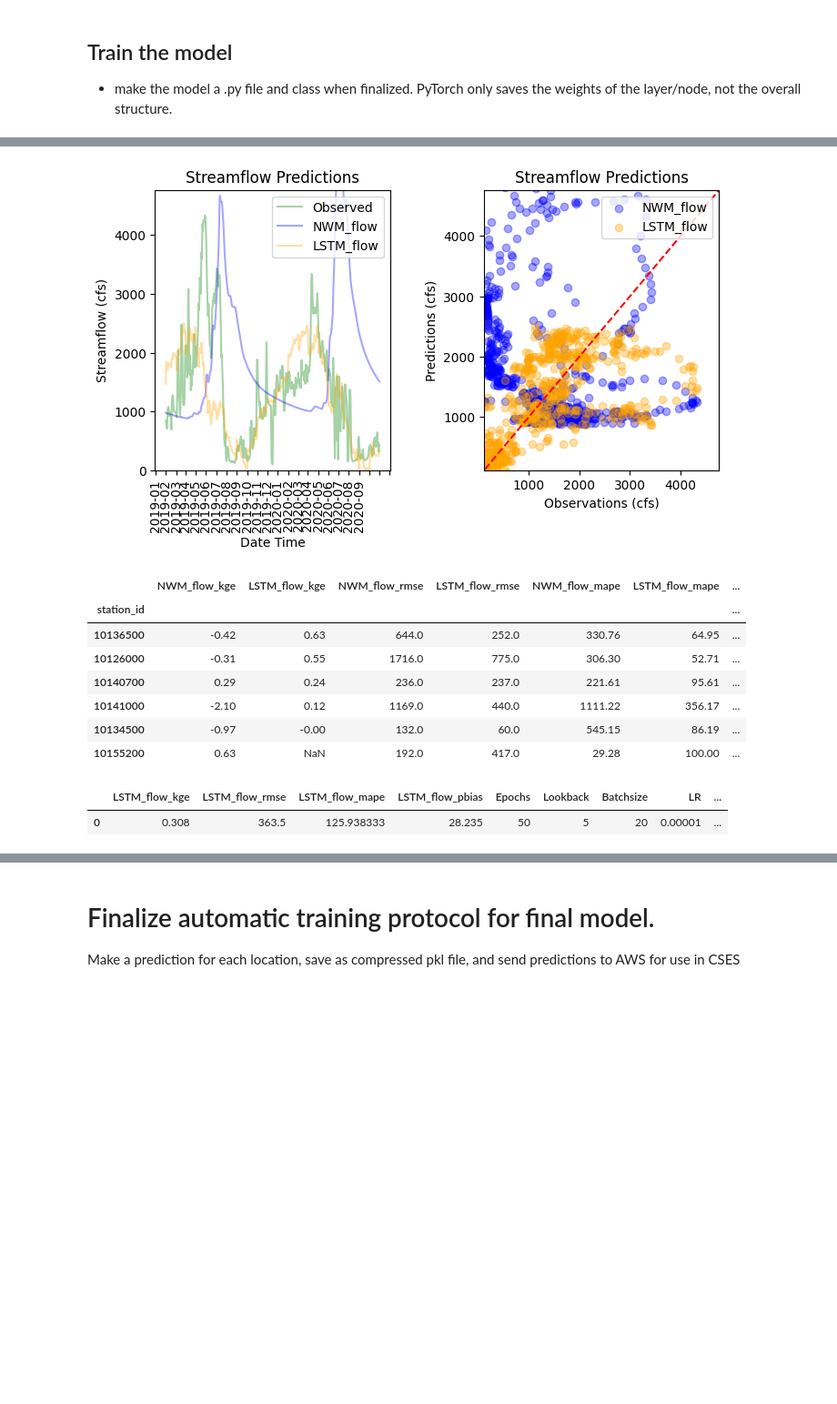
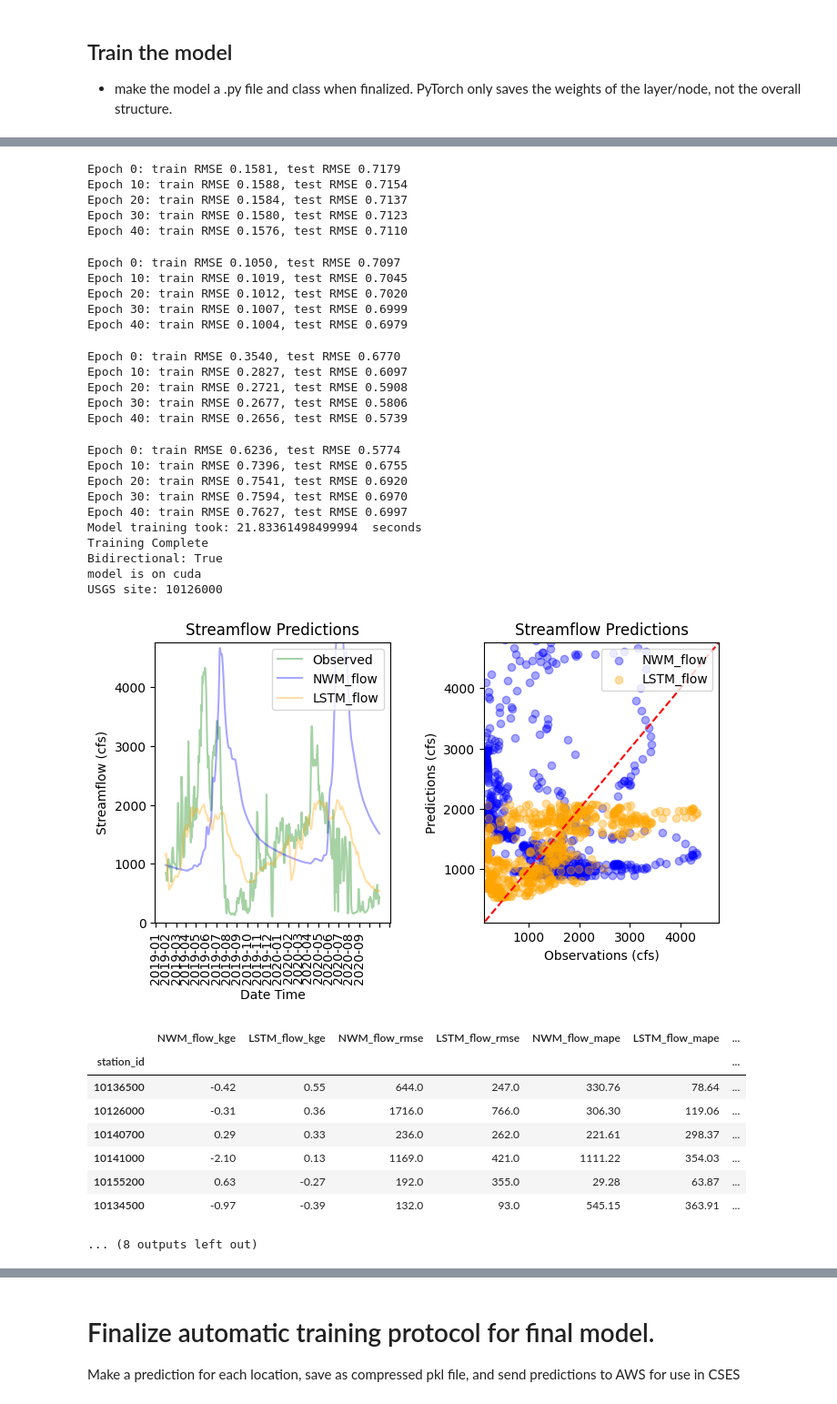
Before and after one commit to whitelightning450/NWM_ML, a Jupyter notebook: RJ/ModelDevelopment/lstm.ipynb, the cells around one changed output, grey strips where cells are left out. Shown: that part at 91% size. Cells and saved outputs as stored; diff of their text form; code cells hidden in the pictures; blank space fills up the shorter version.

```diff
--- a/RJ/ModelDevelopment/lstm.ipynb
+++ b/RJ/ModelDevelopment/lstm.ipynb
@@ -33,10 +33,10 @@ input_columns =[
                 'Drainage_area_mi2',
                 'Mean_Basin_Elev_ft',
                 'Perc_Forest',
-                'Perc_Develop',
-                'Perc_Imperv',
-                'Perc_Herbace',
-                'Perc_Slop_30',
+                # 'Perc_Develop',
+                # 'Perc_Imperv',
+                # 'Perc_Herbace',
+                # 'Perc_Slop_30',
                 'Mean_Ann_Precip_in',
                 's1',
                 's2',
@@ -152,17 +152,17 @@ Device: cuda
 #Train the model
 # Assuming you have your data loaded into NumPy arrays as x_train_scaled, y_train_scaled, x_test_scaled, y_test_scaled, x_scaled, y_scaled
 # parameters   - need to be able to put the lookback in here...
-epochs = [50] #early stopping - Savalan is lookin into it
-lookback = [5]
-batch_size = [20]
-learning_rate = [0.00001] #initial rate
-decay = [0.00005] #reduces to
-neurons = [100]
+epochs = [50,80,100,200,300] #early stopping - Savalan is lookin into it
+lookback = [10,20,30,40,65]
+batch_size = [100]
+learning_rate = [0.0001] #initial rate
+decay = [0.0005] #reduces to
+neurons = [50,100,150]
 num_layers = [1]
-bidirectional = [False]
+bidirectional = [True]
 supply = False
 loss_func = nn.MSELoss()
-scalertype =  'MinMaxScaler' #'StandardScaler'
+scalertype =  'StandardScaler' #'MinMaxScaler'
 plot = False
 
 training_params = epochs, lookback, batch_size, learning_rate, decay, neurons, num_layers, bidirectional
@@ -200,13 +217,37 @@ USGS site: 10126000
+Epoch 0: train RMSE 0.1581, test RMSE 0.7179
+Epoch 10: train RMSE 0.1588, test RMSE 0.7154
+Epoch 20: train RMSE 0.1584, test RMSE 0.7137
+Epoch 30: train RMSE 0.1580, test RMSE 0.7123
+Epoch 40: train RMSE 0.1576, test RMSE 0.7110
+Epoch 0: train RMSE 0.1050, test RMSE 0.7097
+Epoch 10: train RMSE 0.1019, test RMSE 0.7045
+Epoch 20: train RMSE 0.1012, test RMSE 0.7020
+Epoch 30: train RMSE 0.1007, test RMSE 0.6999
+Epoch 40: train RMSE 0.1004, test RMSE 0.6979
+Epoch 0: train RMSE 0.3540, test RMSE 0.6770
+Epoch 10: train RMSE 0.2827, test RMSE 0.6097
+Epoch 20: train RMSE 0.2721, test RMSE 0.5908
+Epoch 30: train RMSE 0.2677, test RMSE 0.5806
+Epoch 40: train RMSE 0.2656, test RMSE 0.5739
+Epoch 0: train RMSE 0.6236, test RMSE 0.5774
+Epoch 10: train RMSE 0.7396, test RMSE 0.6755
+Epoch 20: train RMSE 0.7541, test RMSE 0.6920
+Epoch 30: train RMSE 0.7594, test RMSE 0.6970
+Epoch 40: train RMSE 0.7627, test RMSE 0.6997
+Model training took: 21.83361498499994  seconds
+Training Complete
+Bidirectional: True
+model is on cuda
+USGS site: 10126000
-[figure, old version]
+[figure, new version]
 |  | NWM_flow_kge | LSTM_flow_kge | NWM_flow_rmse | LSTM_flow_rmse | NWM_flow_mape | LSTM_flow_mape | ... |
 | station_id |  |  |  |  |  |  | ... |
-| 10136500 | -0.42 | 0.63 | 644.0 | 252.0 | 330.76 | 64.95 | ... |
-| 10126000 | -0.31 | 0.55 | 1716.0 | 775.0 | 306.30 | 52.71 | ... |
-| 10140700 | 0.29 | 0.24 | 236.0 | 237.0 | 221.61 | 95.61 | ... |
-| 10141000 | -2.10 | 0.12 | 1169.0 | 440.0 | 1111.22 | 356.17 | ... |
-| 10134500 | -0.97 | -0.00 | 132.0 | 60.0 | 545.15 | 86.19 | ... |
-| 10155200 | 0.63 | NaN | 192.0 | 417.0 | 29.28 | 100.00 | ... |
+| 10136500 | -0.42 | 0.55 | 644.0 | 247.0 | 330.76 | 78.64 | ... |
+| 10126000 | -0.31 | 0.36 | 1716.0 | 766.0 | 306.30 | 119.06 | ... |
+| 10140700 | 0.29 | 0.33 | 236.0 | 262.0 | 221.61 | 298.37 | ... |
+| 10141000 | -2.10 | 0.13 | 1169.0 | 421.0 | 1111.22 | 354.03 | ... |
+| 10155200 | 0.63 | -0.27 | 192.0 | 355.0 | 29.28 | 63.87 | ... |
+| 10134500 | -0.97 | -0.39 | 132.0 | 93.0 | 545.15 | 363.91 | ... |
-|  | LSTM_flow_kge | LSTM_flow_rmse | LSTM_flow_mape | LSTM_flow_pbias | Epochs | Lookback | Batchsize | LR | ... |
-| 0 | 0.308 | 363.5 | 125.938333 | 28.235 | 50 | 5 | 20 | 0.00001 | ... |
+... (8 outputs left out)
 # %%
 GS_Eval_DF
```
Also changed, not shown: parts of 5 cells of this notebook, 20 other files.
